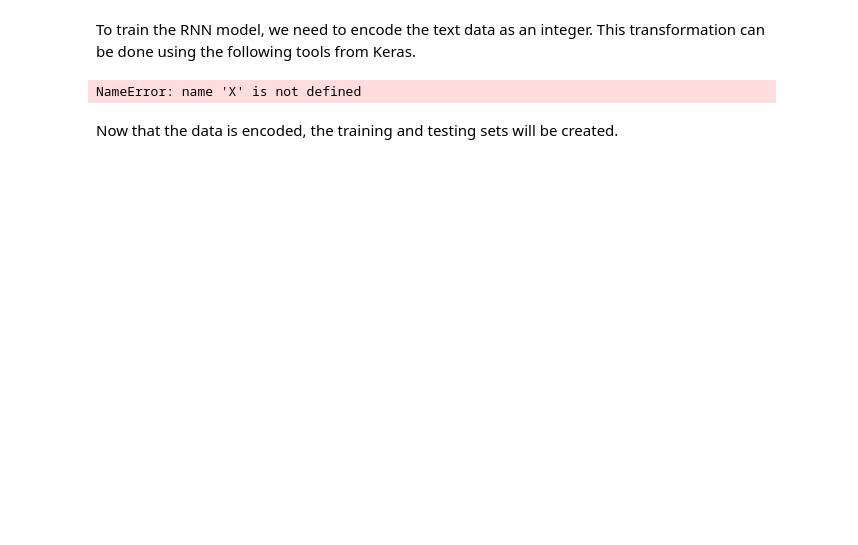
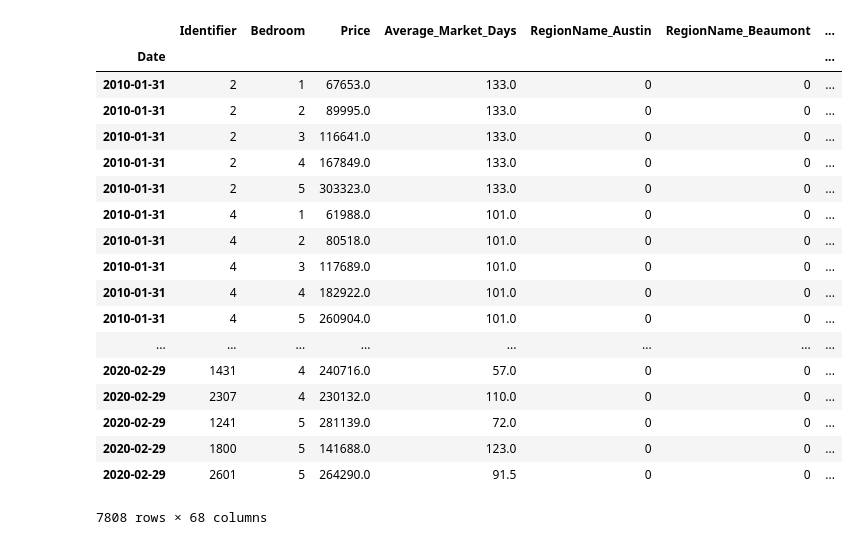
Before and after one commit to jexiamaris/project2, a Jupyter notebook: notebooks/colin.ipynb, the cells around one changed output. Cells and saved outputs as stored; diff of their text form; code cells hidden in the pictures; blank space fills up the shorter version.

```diff
--- a/notebooks/colin.ipynb
+++ b/notebooks/colin.ipynb
@@ -50,2 +9,0 @@ def new_card(deck):
-# %% [markdown]
-To train the RNN model, we need to encode the text data as an integer. This transformation can be done using the following tools from Keras.
@@ -56,8 +10,24 @@ from tensorflow.keras.preprocessing.sequence import pad_sequences
-# %%
-# Create an instance of the Tokenizer and fit it with the X text data
-tokenizer = Tokenizer(lower=True)
-tokenizer.fit_on_texts(X)
-# %% [output]
-NameError: name 'X' is not defined
-# %% [markdown]
-Now that the data is encoded, the training and testing sets will be created.
+# %%
+# Load Data
+housing_df = pd.read_csv(Path("../data/housing_data_TX_encoded.csv"), index_col="Date", parse_dates=True, infer_datetime_format=True)
+housing_df
+# %% [output]
+|  | Identifier | Bedroom | Price | Average_Market_Days | RegionName_Austin | RegionName_Beaumont | ... |
+| Date |  |  |  |  |  |  | ... |
+| 2010-01-31 | 2 | 1 | 67653.0 | 133.0 | 0 | 0 | ... |
+| 2010-01-31 | 2 | 2 | 89995.0 | 133.0 | 0 | 0 | ... |
+| 2010-01-31 | 2 | 3 | 116641.0 | 133.0 | 0 | 0 | ... |
+| 2010-01-31 | 2 | 4 | 167849.0 | 133.0 | 0 | 0 | ... |
+| 2010-01-31 | 2 | 5 | 303323.0 | 133.0 | 0 | 0 | ... |
+| 2010-01-31 | 4 | 1 | 61988.0 | 101.0 | 0 | 0 | ... |
+| 2010-01-31 | 4 | 2 | 80518.0 | 101.0 | 0 | 0 | ... |
+| 2010-01-31 | 4 | 3 | 117689.0 | 101.0 | 0 | 0 | ... |
+| 2010-01-31 | 4 | 4 | 182922.0 | 101.0 | 0 | 0 | ... |
+| 2010-01-31 | 4 | 5 | 260904.0 | 101.0 | 0 | 0 | ... |
+| ... | ... | ... | ... | ... | ... | ... | ... |
+| 2020-02-29 | 1431 | 4 | 240716.0 | 57.0 | 0 | 0 | ... |
+| 2020-02-29 | 2307 | 4 | 230132.0 | 110.0 | 0 | 0 | ... |
+| 2020-02-29 | 1241 | 5 | 281139.0 | 72.0 | 0 | 0 | ... |
+| 2020-02-29 | 1800 | 5 | 141688.0 | 123.0 | 0 | 0 | ... |
+| 2020-02-29 | 2601 | 5 | 264290.0 | 91.5 | 0 | 0 | ... |
+7808 rows × 68 columns
```
Also changed, not shown: parts of 18 cells of this notebook.
